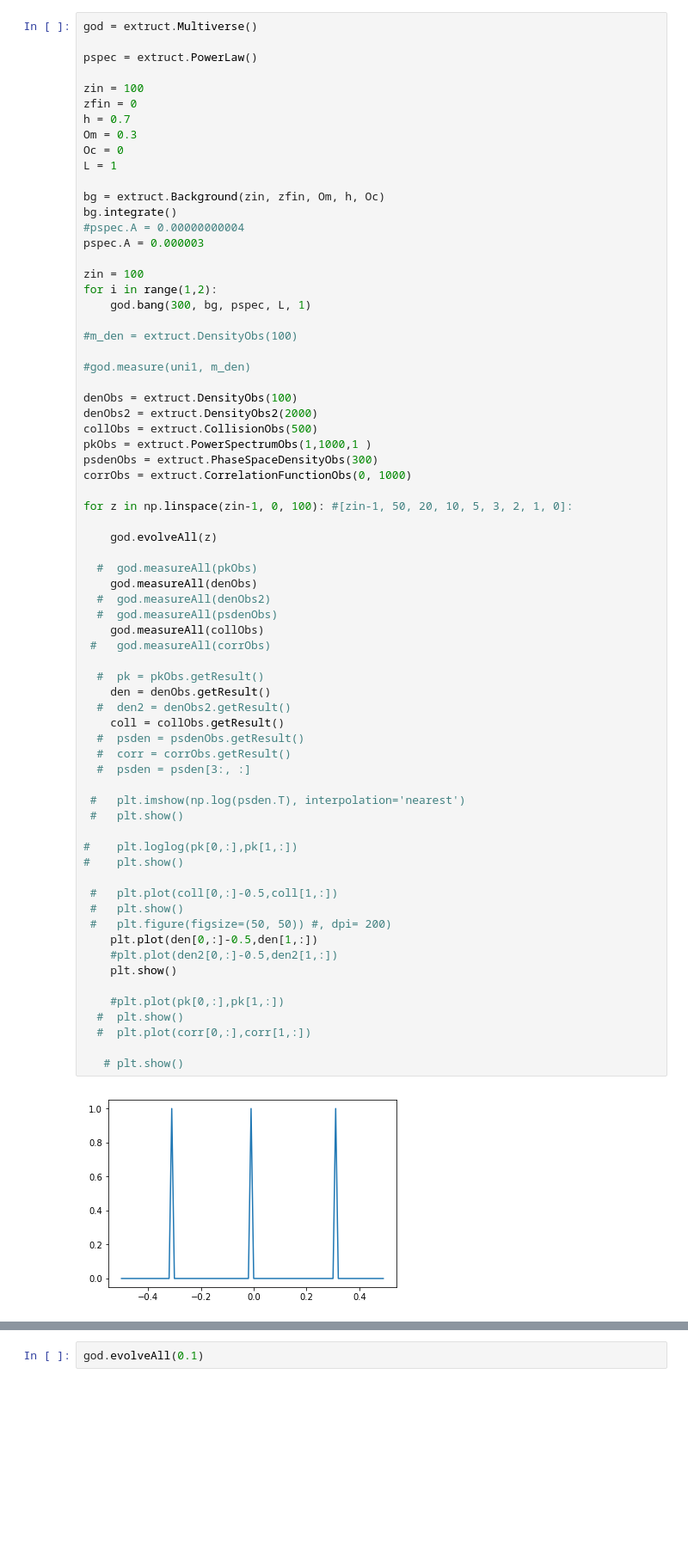
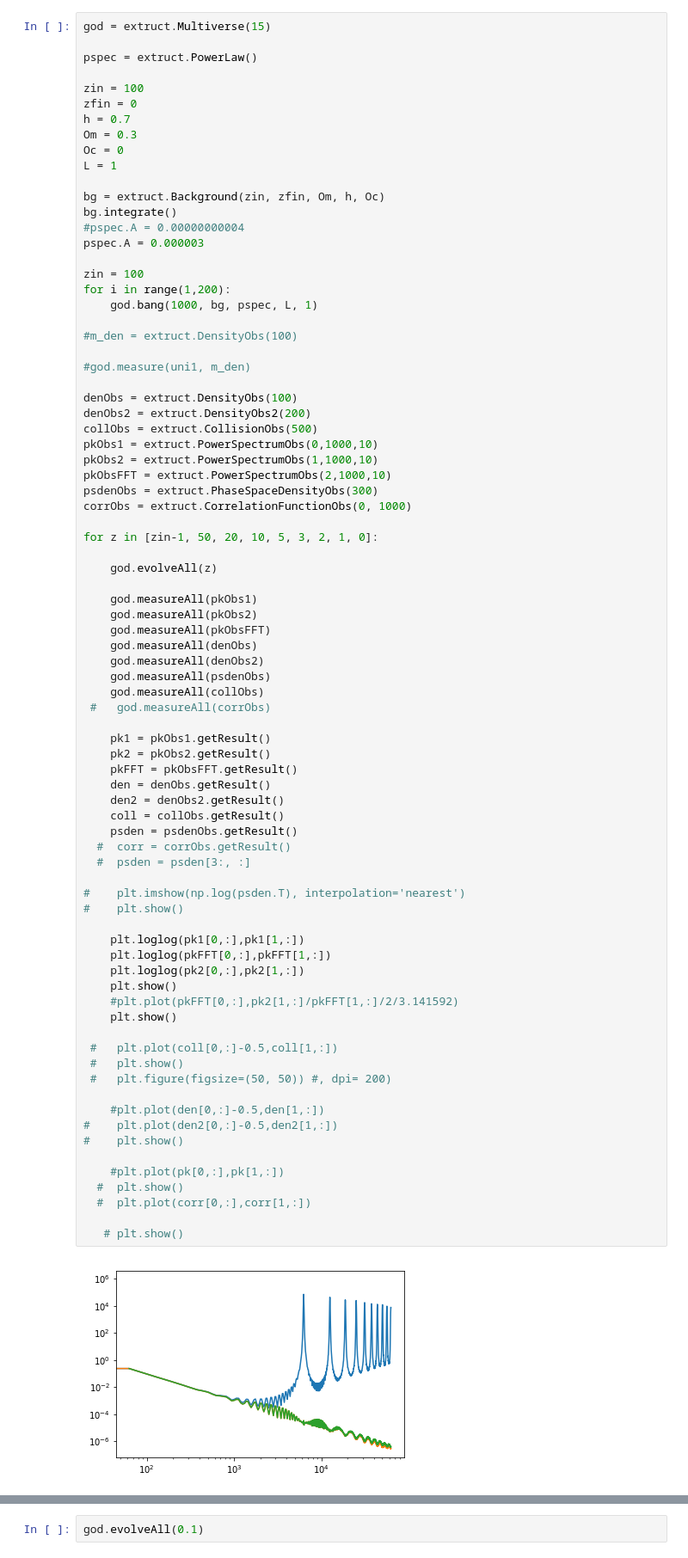
Before and after one commit to AndreasFinke/extruct, a Jupyter notebook: test.ipynb, the cells around one changed output, grey strips where cells are left out. Shown at 86% size. Drawn from its saved outputs; the diff is of its cells as text; blank space fills up the shorter version.

Commit message:
Power spectrum observables added and tested. A FFT of density works well, in particular with the zoom+modulo trick, similar to the top hat exact fft result.

```diff
--- a/test.ipynb
+++ b/test.ipynb
@@ -62,6 +62,6 @@ plt.show()
 [figure]
 # %%
-god = extruct.Multiverse()
+god = extruct.Multiverse(15)
 
 pspec = extruct.PowerLaw()
 
@@ -78,56 +78,67 @@ bg.integrate()
 pspec.A = 0.000003
 
 zin = 100
-for i in range(1,2):
-    god.bang(300, bg, pspec, L, 1)
+for i in range(1,200):
+    god.bang(1000, bg, pspec, L, 1)
 
 #m_den = extruct.DensityObs(100)
 
 #god.measure(uni1, m_den)
 
 denObs = extruct.DensityObs(100)
-denObs2 = extruct.DensityObs2(2000)
+denObs2 = extruct.DensityObs2(200)
 collObs = extruct.CollisionObs(500)
-pkObs = extruct.PowerSpectrumObs(1,1000,1 )
+pkObs1 = extruct.PowerSpectrumObs(0,1000,10)
+pkObs2 = extruct.PowerSpectrumObs(1,1000,10)
+pkObsFFT = extruct.PowerSpectrumObs(2,1000,10)
 psdenObs = extruct.PhaseSpaceDensityObs(300)
 corrObs = extruct.CorrelationFunctionObs(0, 1000)
 
-for z in np.linspace(zin-1, 0, 100): #[zin-1, 50, 20, 10, 5, 3, 2, 1, 0]:
+for z in [zin-1, 50, 20, 10, 5, 3, 2, 1, 0]:
 
     god.evolveAll(z)
 
-  #  god.measureAll(pkObs)
+    god.measureAll(pkObs1)
+    god.measureAll(pkObs2)
+    god.measureAll(pkObsFFT)
     god.measureAll(denObs)
-  #  god.measureAll(denObs2)
-  #  god.measureAll(psdenObs)
+    god.measureAll(denObs2)
+    god.measureAll(psdenObs)
     god.measureAll(collObs)
  #   god.measureAll(corrObs)
 
-  #  pk = pkObs.getResult()
+    pk1 = pkObs1.getResult()
+    pk2 = pkObs2.getResult()
+    pkFFT = pkObsFFT.getResult()
     den = denObs.getResult()
-  #  den2 = denObs2.getResult()
+    den2 = denObs2.getResult()
     coll = collObs.getResult()
-  #  psden = psdenObs.getResult()
+    psden = psdenObs.getResult()
   #  corr = corrObs.getResult()
   #  psden = psden[3:, :]
 
- #   plt.imshow(np.log(psden.T), interpolation='nearest')
- #   plt.show()
+#    plt.imshow(np.log(psden.T), interpolation='nearest')
+#    plt.show()
 
-#    plt.loglog(pk[0,:],pk[1,:])
-#    plt.show()
+    plt.loglog(pk1[0,:],pk1[1,:])
+    plt.loglog(pkFFT[0,:],pkFFT[1,:])
+    plt.loglog(pk2[0,:],pk2[1,:])
+    plt.show()
+    #plt.plot(pkFFT[0,:],pk2[1,:]/pkFFT[1,:]/2/3.141592)
+    plt.show()
 
  #   plt.plot(coll[0,:]-0.5,coll[1,:])
  #   plt.show()
  #   plt.figure(figsize=(50, 50)) #, dpi= 200)
-    plt.plot(den[0,:]-0.5,den[1,:])
-    #plt.plot(den2[0,:]-0.5,den2[1,:])
-    plt.show()
+
+    #plt.plot(den[0,:]-0.5,den[1,:])
+#    plt.plot(den2[0,:]-0.5,den2[1,:])
+#    plt.show()
 
     #plt.plot(pk[0,:],pk[1,:])
   #  plt.show()
   #  plt.plot(corr[0,:],corr[1,:])
 
    # plt.show()
 # %% [output]
-[figure, old version]
+[figure, new version]
```
Also changed, not shown: parts of 3 cells of this notebook, 2 other files.
